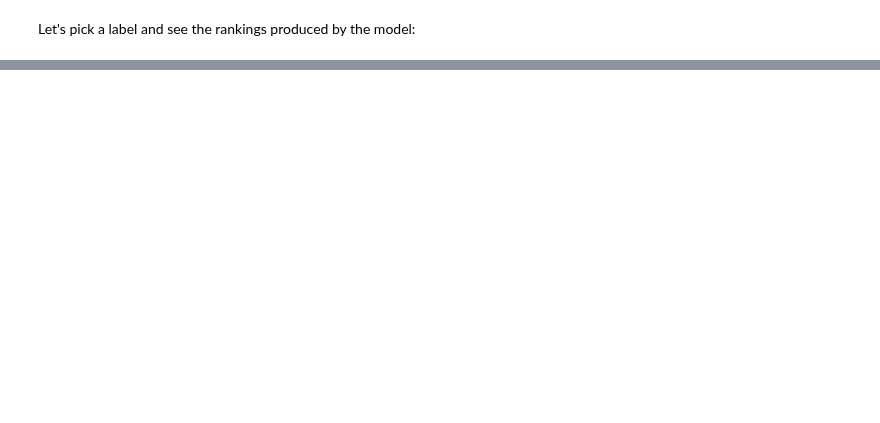
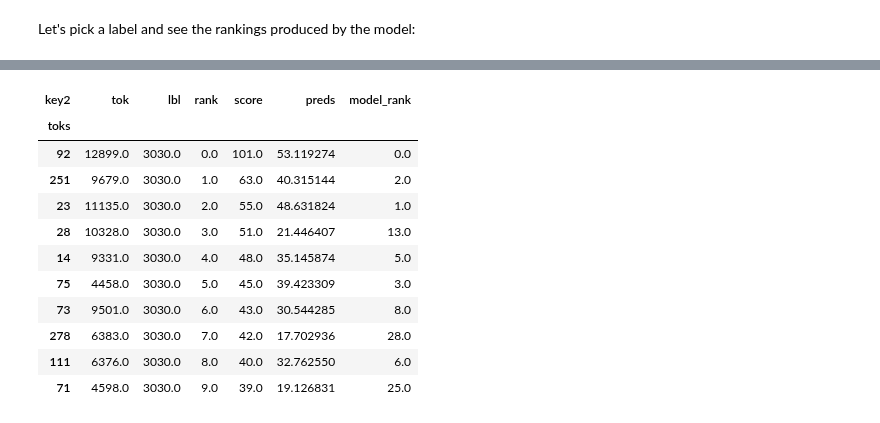
Before and after one commit to debjyotiSRoy/xcube, a Jupyter notebook: nbs/17_tutorial.train_l2r.ipynb, the cells around one changed output, grey strips where cells are left out. Drawn from its saved outputs; the diff is of its cells as text; code cells hidden in the pictures; blank space fills up the shorter version.

```diff
--- a/nbs/17_tutorial.train_l2r.ipynb
+++ b/nbs/17_tutorial.train_l2r.ipynb
@@ -996,0 +998,16 @@ df_lbl
+# %%
+df2 = df_lbl.sort_values(by='rank').head(10)
+df2
+# %% [output]
+| key2 | tok | lbl | rank | score | preds | model_rank |
+| toks |  |  |  |  |  |  |
+| 92 | 12899.0 | 3030.0 | 0.0 | 101.0 | 53.119274 | 0.0 |
+| 251 | 9679.0 | 3030.0 | 1.0 | 63.0 | 40.315144 | 2.0 |
+| 23 | 11135.0 | 3030.0 | 2.0 | 55.0 | 48.631824 | 1.0 |
+| 28 | 10328.0 | 3030.0 | 3.0 | 51.0 | 21.446407 | 13.0 |
+| 14 | 9331.0 | 3030.0 | 4.0 | 48.0 | 35.145874 | 5.0 |
+| 75 | 4458.0 | 3030.0 | 5.0 | 45.0 | 39.423309 | 3.0 |
+| 73 | 9501.0 | 3030.0 | 6.0 | 43.0 | 30.544285 | 8.0 |
+| 278 | 6383.0 | 3030.0 | 7.0 | 42.0 | 17.702936 | 28.0 |
+| 111 | 6376.0 | 3030.0 | 8.0 | 40.0 | 32.762550 | 6.0 |
+| 71 | 4598.0 | 3030.0 | 9.0 | 39.0 | 19.126831 | 25.0 |
```
Also changed, not shown: parts of 15 cells of this notebook, 8 other files.
